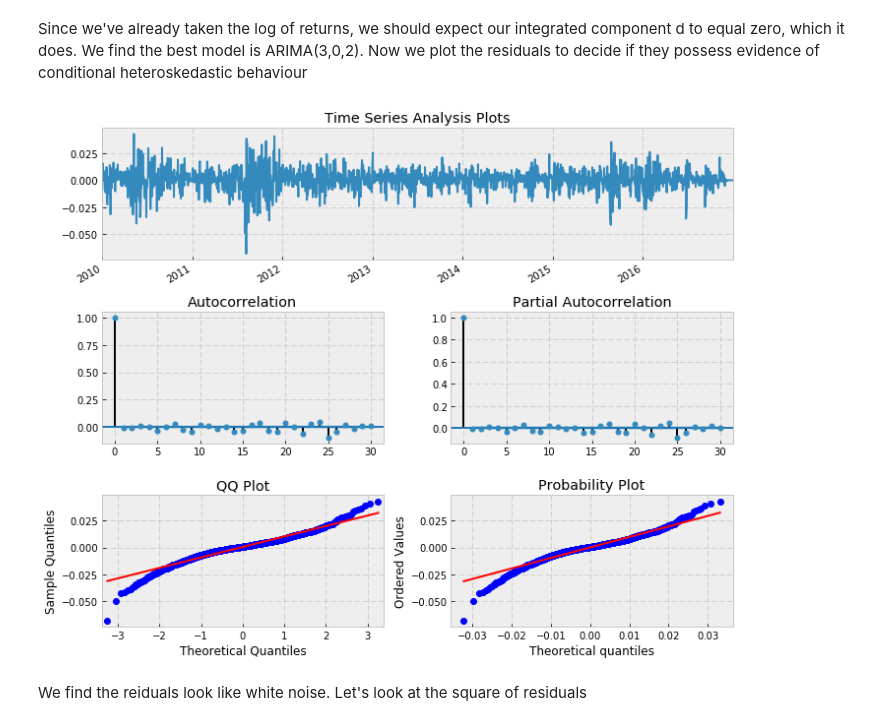
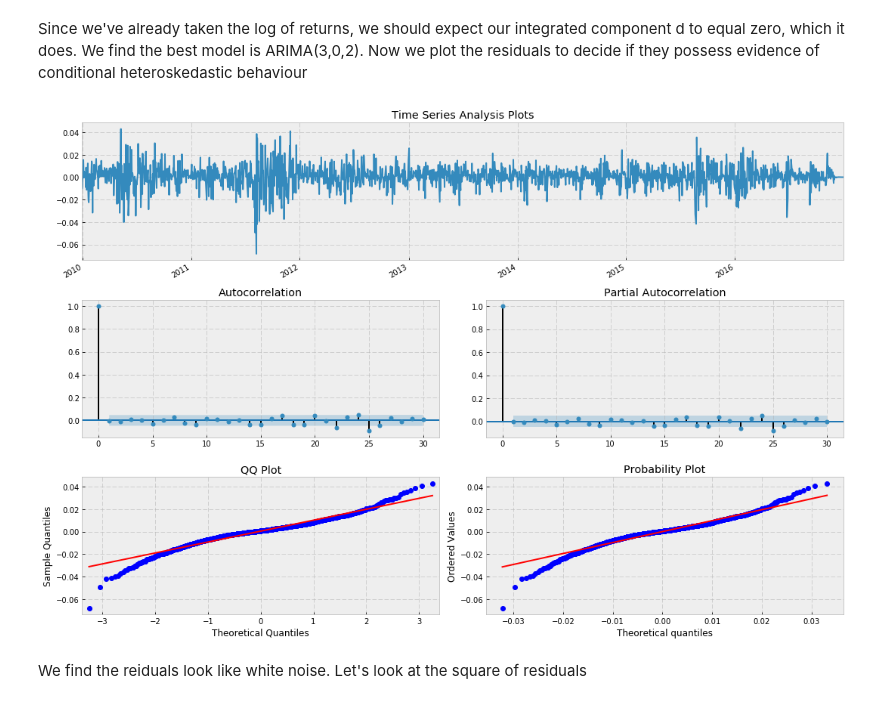
Before and after one commit to Auquan/Tutorials, a Jupyter notebook: Time Series Analysis - 4.ipynb, the cells around one changed output. Cells and saved outputs as stored; diff of their text form; code cells hidden in the pictures.

```diff
--- a/Time Series Analysis - 4.ipynb
+++ b/Time Series Analysis - 4.ipynb
@@ -42,7 +42,7 @@ lrets = np.log(data/data.shift(1)).dropna()
 Reading SPX
 Data ends before End Date. Filling rest of the data for SPX
 # %%
-def tsplot(y, lags=None, figsize=(10, 8), style='bmh'):
+def tsplot(y, lags=None, figsize=(15, 10), style='bmh'):
     if not isinstance(y, pd.Series):
         y = pd.Series(y)
     with plt.style.context(style):
@@ -57,8 +57,8 @@ def tsplot(y, lags=None, figsize=(10, 8), style='bmh'):
 
         y.plot(ax=ts_ax)
         ts_ax.set_title('Time Series Analysis Plots')
-        smt.graphics.plot_acf(y, lags=lags, ax=acf_ax, alpha=0.5)
-        smt.graphics.plot_pacf(y, lags=lags, ax=pacf_ax, alpha=0.5)
+        smt.graphics.plot_acf(y, lags=lags, ax=acf_ax, alpha=0.05)
+        smt.graphics.plot_pacf(y, lags=lags, ax=pacf_ax, alpha=0.05)
         sm.qqplot(y, line='s', ax=qq_ax)
         qq_ax.set_title('QQ Plot')
         scs.probplot(y, sparams=(y.mean(), y.std()), plot=pp_ax)
@@ -257,13 +244,16 @@ TS = lrets.SPX
 res_tup = _get_best_model(TS)
 # %% [output]
 aic: -11323.06882 | order: (3, 0, 3)
+# %%
+order = res_tup[1]
+model = res_tup[2]
 # %% [markdown]
 Since we've already taken the log of returns, we should expect our integrated component d to equal zero, which it does. We find the best model is ARIMA(3,0,2).
 Now we plot the residuals to decide if they possess evidence of conditional heteroskedastic behaviour
 # %%
-tsplot(res_tup[2].resid, lags=30)
+tsplot(model.resid, lags=30)
 # %% [output]
-[figure, old version]
+[figure, new version]
 # %% [markdown]
 We find the reiduals look like white noise. Let's look at the square of residuals
 # %%
```
Also changed, not shown: parts of 11 cells of this notebook.
